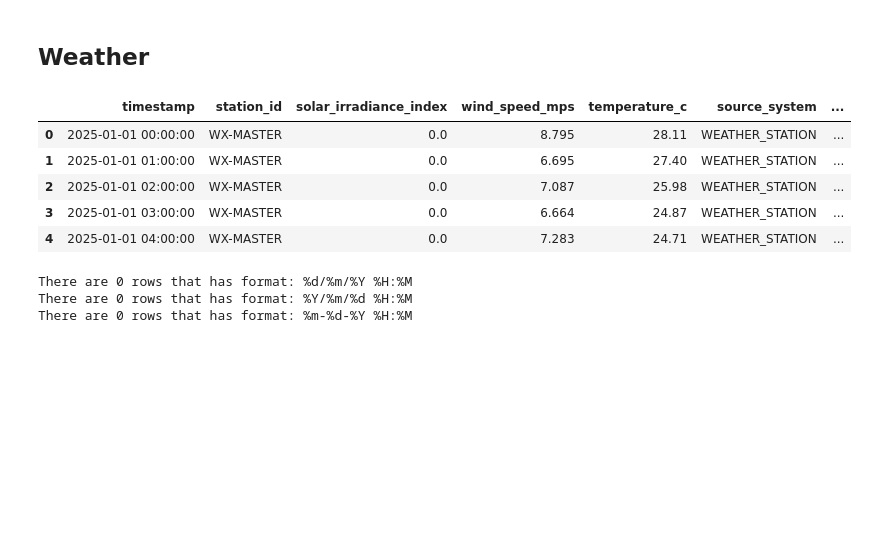
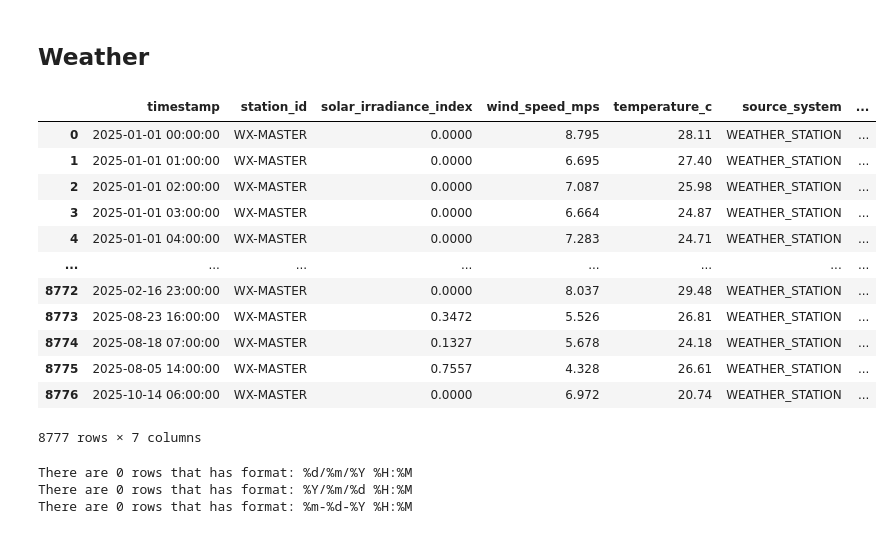
Before and after one commit to sadamhabnawi28/GreenGrid_Energy_Project, a Jupyter notebook: scripts/data_cleaning.ipynb, the cells around one changed output. Saved outputs shown, nothing was run; the diff lists cells and outputs as text; code cells hidden in the pictures; blank space fills up the shorter version.

```diff
--- a/scripts/data_cleaning.ipynb
+++ b/scripts/data_cleaning.ipynb
@@ -561,15 +565,22 @@ df_scada = df_scada.sort_values(by="timestamp", ascending=False)
 # %%
 weather = path + "weather_station_raw.csv"
 df_weather = pd.read_csv(weather)
 
-df_weather.head()
+df_weather
 # %% [output]
 |  | timestamp | station_id | solar_irradiance_index | wind_speed_mps | temperature_c | source_system | ... |
-| 0 | 2025-01-01 00:00:00 | WX-MASTER | 0.0 | 8.795 | 28.11 | WEATHER_STATION | ... |
-| 1 | 2025-01-01 01:00:00 | WX-MASTER | 0.0 | 6.695 | 27.40 | WEATHER_STATION | ... |
-| 2 | 2025-01-01 02:00:00 | WX-MASTER | 0.0 | 7.087 | 25.98 | WEATHER_STATION | ... |
-| 3 | 2025-01-01 03:00:00 | WX-MASTER | 0.0 | 6.664 | 24.87 | WEATHER_STATION | ... |
-| 4 | 2025-01-01 04:00:00 | WX-MASTER | 0.0 | 7.283 | 24.71 | WEATHER_STATION | ... |
+| 0 | 2025-01-01 00:00:00 | WX-MASTER | 0.0000 | 8.795 | 28.11 | WEATHER_STATION | ... |
+| 1 | 2025-01-01 01:00:00 | WX-MASTER | 0.0000 | 6.695 | 27.40 | WEATHER_STATION | ... |
+| 2 | 2025-01-01 02:00:00 | WX-MASTER | 0.0000 | 7.087 | 25.98 | WEATHER_STATION | ... |
+| 3 | 2025-01-01 03:00:00 | WX-MASTER | 0.0000 | 6.664 | 24.87 | WEATHER_STATION | ... |
+| 4 | 2025-01-01 04:00:00 | WX-MASTER | 0.0000 | 7.283 | 24.71 | WEATHER_STATION | ... |
+| ... | ... | ... | ... | ... | ... | ... | ... |
+| 8772 | 2025-02-16 23:00:00 | WX-MASTER | 0.0000 | 8.037 | 29.48 | WEATHER_STATION | ... |
+| 8773 | 2025-08-23 16:00:00 | WX-MASTER | 0.3472 | 5.526 | 26.81 | WEATHER_STATION | ... |
+| 8774 | 2025-08-18 07:00:00 | WX-MASTER | 0.1327 | 5.678 | 24.18 | WEATHER_STATION | ... |
+| 8775 | 2025-08-05 14:00:00 | WX-MASTER | 0.7557 | 4.328 | 26.61 | WEATHER_STATION | ... |
+| 8776 | 2025-10-14 06:00:00 | WX-MASTER | 0.0000 | 6.972 | 20.74 | WEATHER_STATION | ... |
+8777 rows × 7 columns
 # %%
 timestamp_reg(df_weather, "timestamp")
 # %%
```
Also changed, not shown: parts of 13 cells of this notebook.
